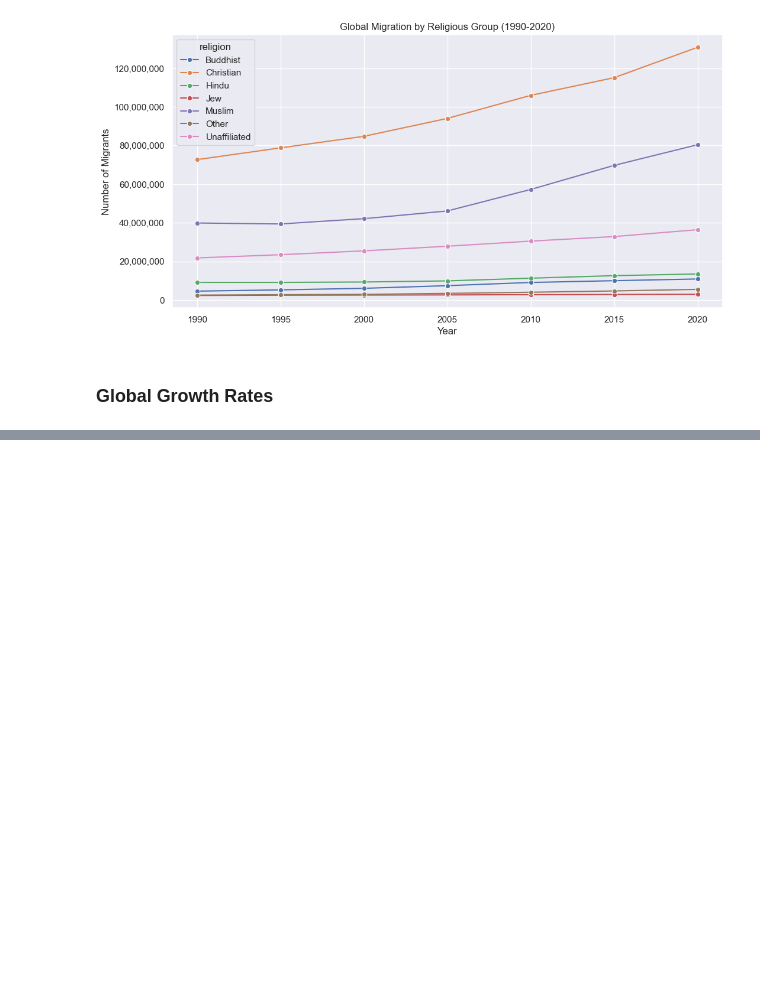
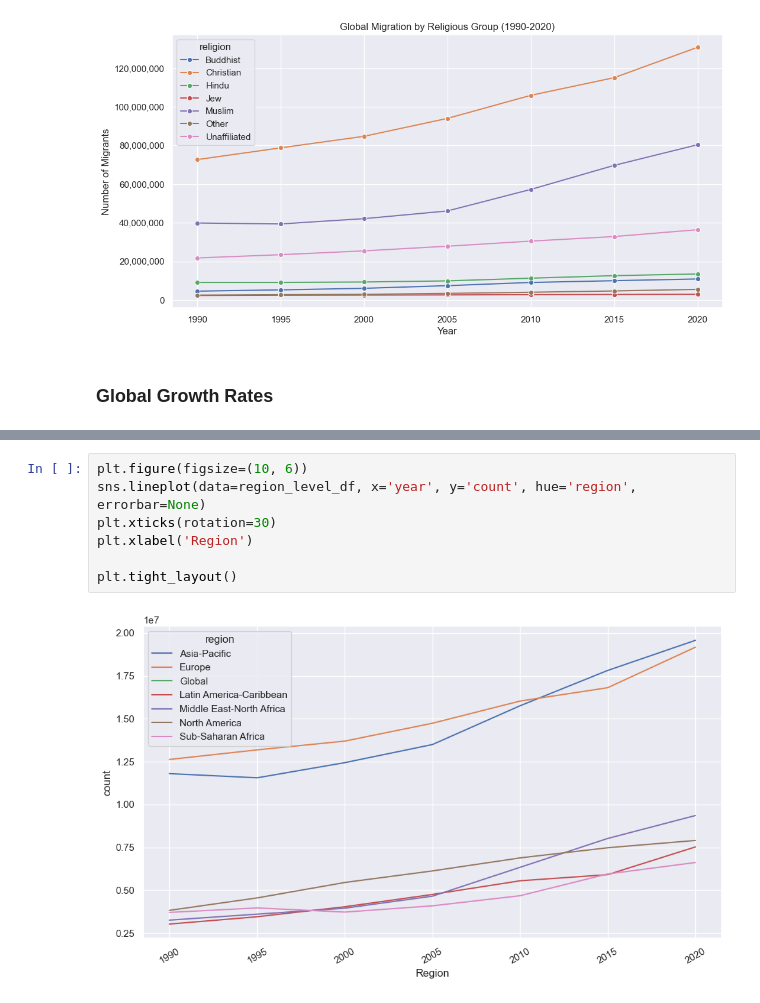
Before and after one commit to kmogarro/portfolio, a Jupyter notebook: python-projects/Global_Religious_Migration_Analysis_1990-2020/global_religious_migration_1990-2020.ipynb, the cells around one changed output, grey strips where cells are left out. Cells and saved outputs as stored; diff of their text form; blank space fills up the shorter version.

```diff
--- a/python-projects/Global_Religious_Migration_Analysis_1990-2020/global_religious_migration_1990-2020.ipynb
+++ b/python-projects/Global_Religious_Migration_Analysis_1990-2020/global_religious_migration_1990-2020.ipynb
@@ -244,0 +298,9 @@ global_growth_df
+# %%
+plt.figure(figsize=(10, 6))
+sns.lineplot(data=region_level_df, x='year', y='count', hue='region', errorbar=None)
+plt.xticks(rotation=30)
+plt.xlabel('Region')
+
+plt.tight_layout()
+# %% [output]
+[figure, added]
```
Also changed, not shown: parts of 10 cells of this notebook.
